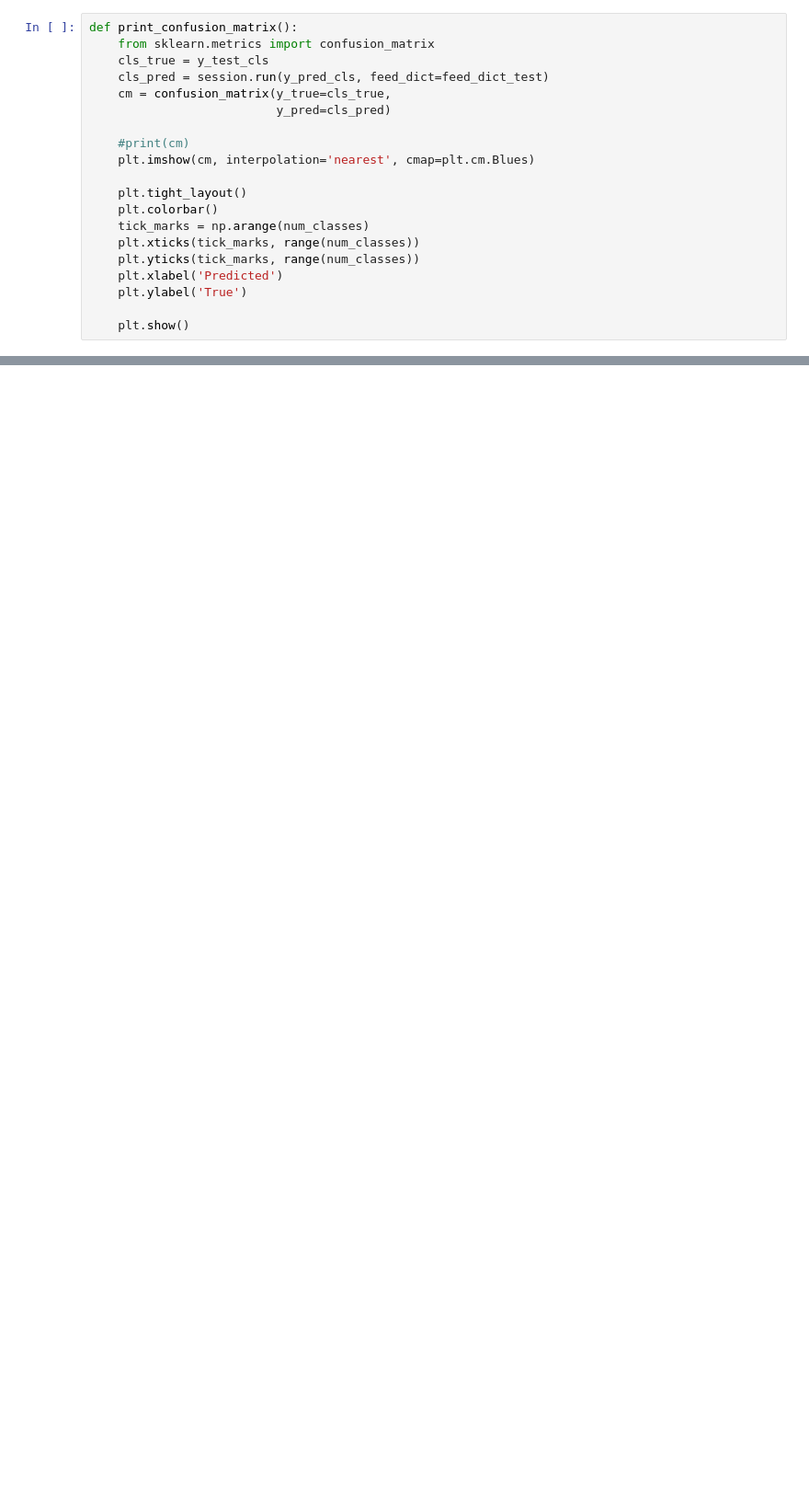
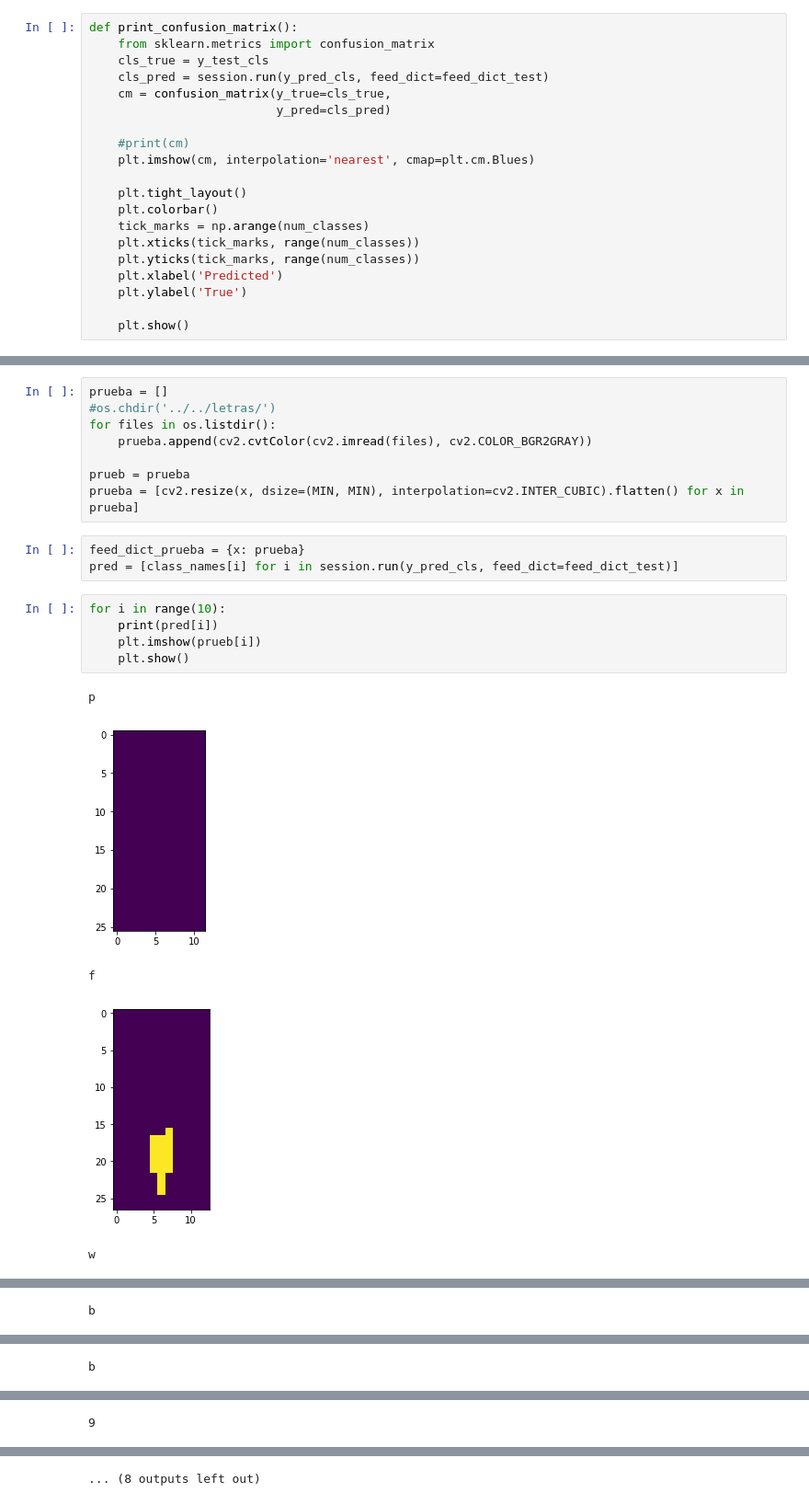
Before and after one commit to shpotes/License-Plate-Recognition, a Jupyter notebook: data/games/NN.ipynb, the cells around one changed output, grey strips where cells are left out. Shown: that part at 92% size. Cells and saved outputs as stored; diff of their text form; blank space fills up the shorter version.

```diff
--- a/data/games/NN.ipynb
+++ b/data/games/NN.ipynb
@@ -148,0 +149,22 @@ plot_images(tmp, list(map(lambda x: class_names[x], cls_pred)))
+# %%
+prueba = []
+#os.chdir('../../letras/')
+for files in os.listdir():
+    prueba.append(cv2.cvtColor(cv2.imread(files), cv2.COLOR_BGR2GRAY))
+
+prueb = prueba
+prueba = [cv2.resize(x, dsize=(MIN, MIN), interpolation=cv2.INTER_CUBIC).flatten() for x in prueba]
+# %%
+feed_dict_prueba = {x: prueba}
+pred = [class_names[i] for i in session.run(y_pred_cls, feed_dict=feed_dict_test)]
+# %%
+for i in range(10):
+    print(pred[i])
+    plt.imshow(prueb[i])
+    plt.show()
+# %% [output]
+p
+[figure, added]
+f
+[figure, added]
+w
@@ -148,0 +172 @@ plot_images(tmp, list(map(lambda x: class_names[x], cls_pred)))
+b
@@ -148,0 +174 @@ plot_images(tmp, list(map(lambda x: class_names[x], cls_pred)))
+b
@@ -148,0 +176 @@ plot_images(tmp, list(map(lambda x: class_names[x], cls_pred)))
+9
@@ -148,0 +178 @@ plot_images(tmp, list(map(lambda x: class_names[x], cls_pred)))
+... (8 outputs left out)
```
Also changed, not shown: parts of 6 cells of this notebook, 2 other files.
